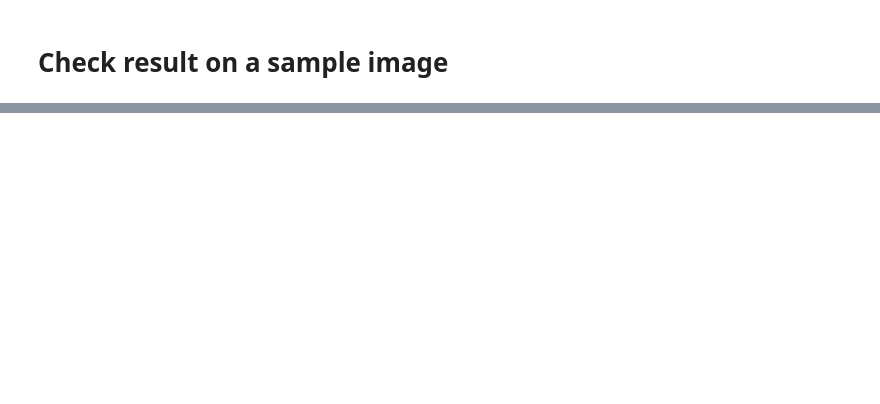
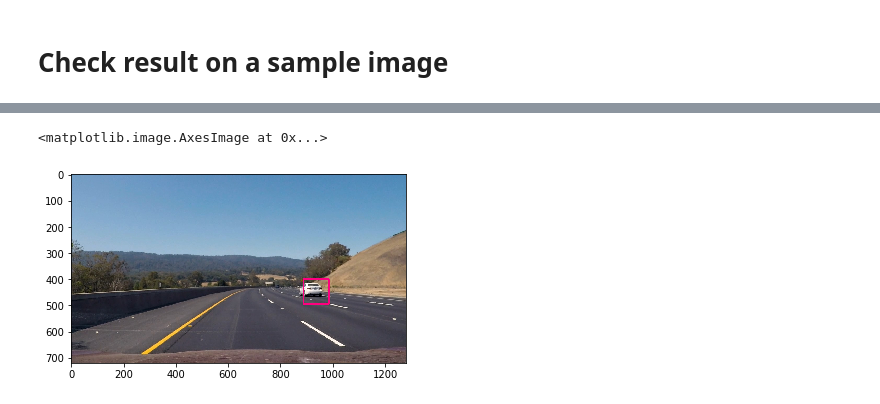
Before and after one commit to uddipan/Udacity_SelfDriving, a Jupyter notebook: Project5-VehicleDetection/detection.ipynb, the cells around one changed output, grey strips where cells are left out. Saved outputs shown, nothing was run; the diff lists cells and outputs as text; code cells hidden in the pictures; blank space fills up the shorter version.

```diff
--- a/Project5-VehicleDetection/detection.ipynb
+++ b/Project5-VehicleDetection/detection.ipynb
@@ -159,15 +159,16 @@ def test_sample_image(image):
                             hist_feat=hist_feat, hog_feat=hog_feat)
 
     # Draw bounding boxes around the windows that the classifier predicted has cars in them
-    window_img = draw_boxes(image, hot_windows, color=(255, 0, 255), thick=6)
-    return window_img
+    window_img = draw_boxes(image, hot_windows, color=(1, 0, 0.5), thick=6)
+    return window_img, hot_windows
 
 # Read in image
 test_image_number = 3
 test_image = mpimg.imread('test_images/test' + str(test_image_number) + '.jpg')
 test_image = test_image.astype(np.float32)/255
 
-window_img = test_sample_image(test_image)
+window_img, hot_windows = test_sample_image(test_image)
 
 # Plot image with bounding boxes drawn.
 plt.imshow(window_img)
+# %% [output]
@@ -173,0 +177,2 @@ plt.imshow(window_img)
+<matplotlib.image.AxesImage at 0x...>
+[figure, added]
```
Also changed, not shown: parts of 12 cells of this notebook, 1 other file.
